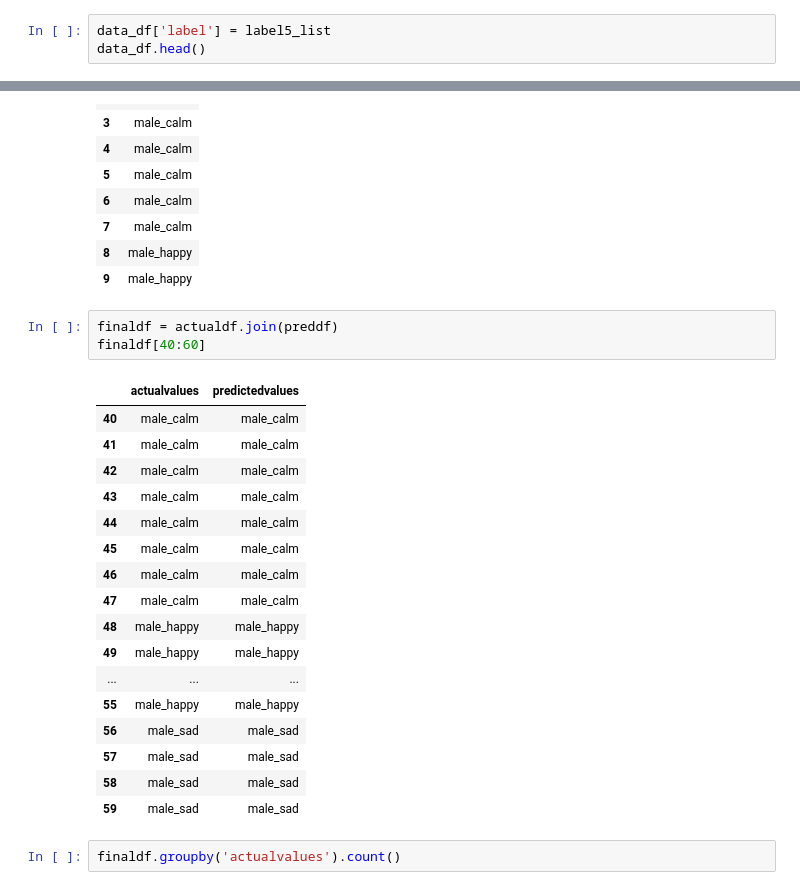
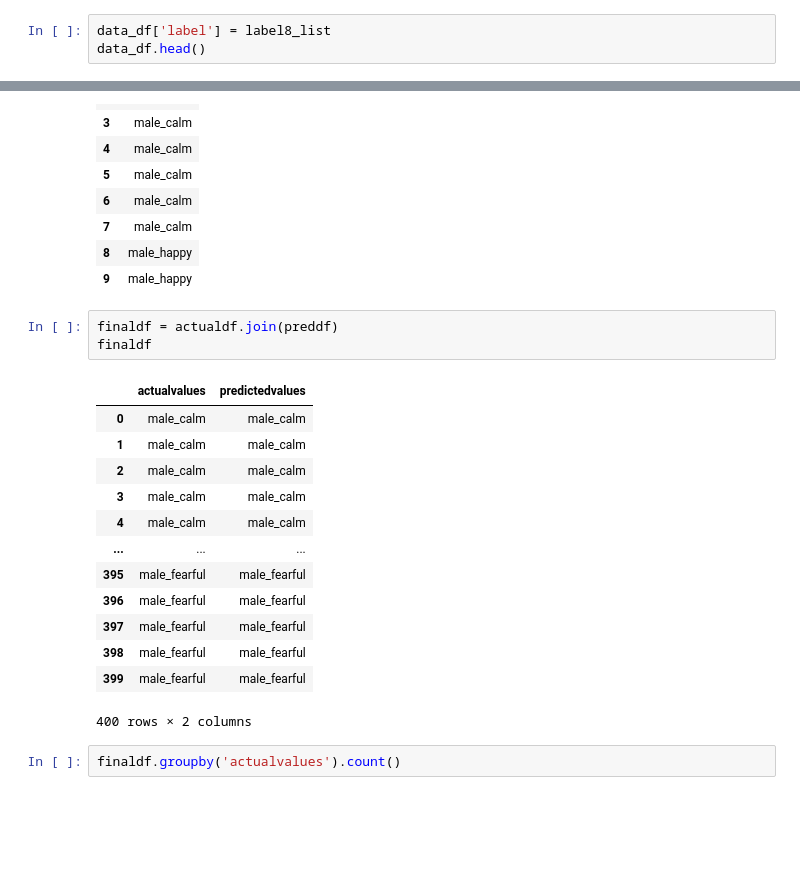
Before and after one commit to Freefaf/Mentaldetection, a Jupyter notebook: MentalHealthDetection.ipynb, the cells around one changed output, grey strips where cells are left out. Drawn from its saved outputs; the diff is of its cells as text; blank space fills up the shorter version.

```diff
--- a/MentalHealthDetection.ipynb
+++ b/MentalHealthDetection.ipynb
@@ -264,7 +264,7 @@ len(label8_list)
 # %% [output]
 1440
 # %%
-data_df['label'] = label5_list
+data_df['label'] = label8_list
 data_df.head()
 # %% [output]
 |  | path | source | actor | gender | intensity | statement | repetition | emotion | label |
@@ -921,25 +924,21 @@ actualdf[:10]
 | 9 | male_happy |
 # %%
 finaldf = actualdf.join(preddf)
-finaldf[40:60]
+finaldf
 # %% [output]
 |  | actualvalues | predictedvalues |
-| 40 | male_calm | male_calm |
-| 41 | male_calm | male_calm |
-| 42 | male_calm | male_calm |
-| 43 | male_calm | male_calm |
-| 44 | male_calm | male_calm |
-| 45 | male_calm | male_calm |
-| 46 | male_calm | male_calm |
-| 47 | male_calm | male_calm |
-| 48 | male_happy | male_happy |
-| 49 | male_happy | male_happy |
+| 0 | male_calm | male_calm |
+| 1 | male_calm | male_calm |
+| 2 | male_calm | male_calm |
+| 3 | male_calm | male_calm |
+| 4 | male_calm | male_calm |
 | ... | ... | ... |
-| 55 | male_happy | male_happy |
-| 56 | male_sad | male_sad |
-| 57 | male_sad | male_sad |
-| 58 | male_sad | male_sad |
-| 59 | male_sad | male_sad |
+| 395 | male_fearful | male_fearful |
+| 396 | male_fearful | male_fearful |
+| 397 | male_fearful | male_fearful |
+| 398 | male_fearful | male_fearful |
+| 399 | male_fearful | male_fearful |
+400 rows × 2 columns
 # %%
 finaldf.groupby('actualvalues').count()
 # %% [output]
```
Also changed, not shown: parts of 20 cells of this notebook, 2 other files.
